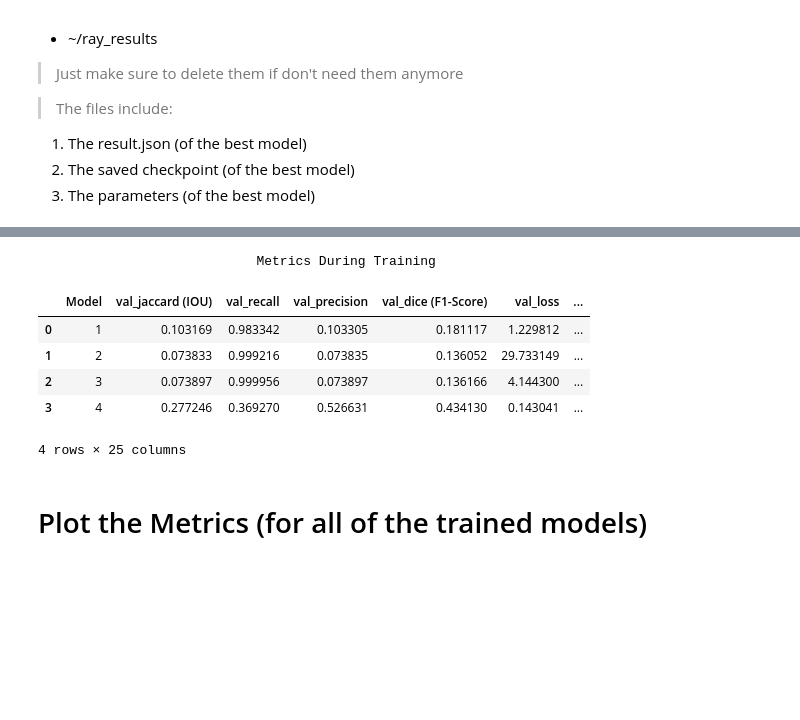
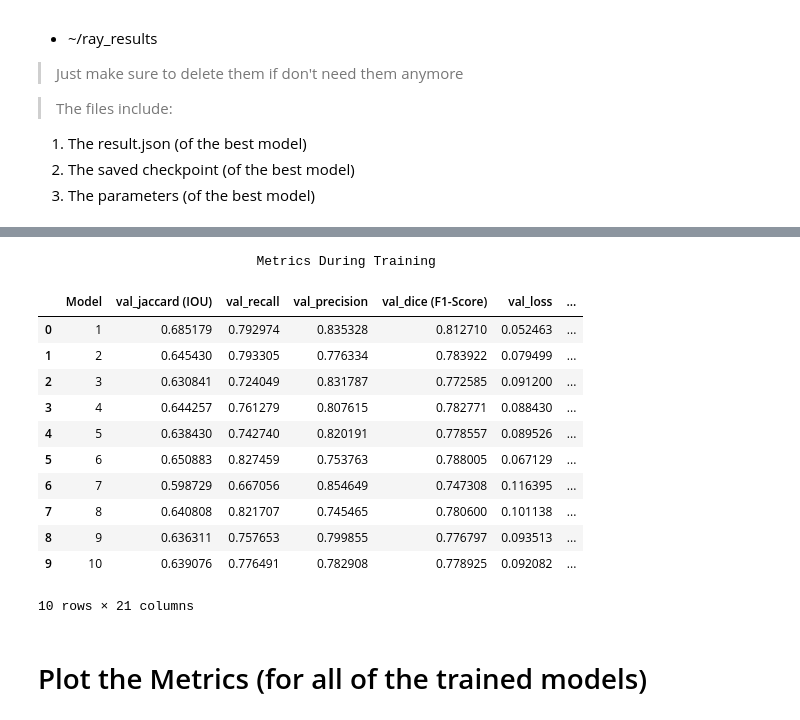
Before and after one commit to tekboart/crack-binary-semantic-segmentaion, a Jupyter notebook: hyperparam_fine_tuning.ipynb, the cells around one changed output, grey strips where cells are left out. Saved outputs shown, nothing was run; the diff lists cells and outputs as text; code cells hidden in the pictures; blank space fills up the shorter version.

Commit message:
Did a coarse-to-fine hyperparam search with 4-steps in Colab

```diff
--- a/hyperparam_fine_tuning.ipynb
+++ b/hyperparam_fine_tuning.ipynb
@@ -267,9 +313,7 @@ def model_creator(config):
     hyper_params = {
         # "device": str(device),
         "lr": 1e-3,
-        "lr_finetune": 1e-4,  # for transfer learning (phase 2) (= lr / 1000)
         "epochs": 10,  #XXX: Set the #epochs to at least 10 for the real run in Colab
-        "epochs_finetune": 10,  # for transfer learning (phase 2)
         "batch_size": 16,
         "num_workers": 2,
         # Use Height == Width to use 90-rotations/transpose in data aug
@@ -281,24 +325,23 @@ def model_creator(config):
         "pin_mem": True,
         "scheduler_step": 5,
         "scheduler_factor": 0.5,
-        "scheduler_factor_finetune": 0.5,  # for transfer learning (phase 2)
         "train_img_dir": os.path.join("data", "traincrop", "img"),
         "train_mask_dir": os.path.join("data", "traincrop", "mask"),
         "val_img_dir": os.path.join("data", "valcrop", "img"),
         "val_mask_dir": os.path.join("data", "valcrop", "mask"),
-        "test_img_dir": os.path.join("data", "testcrop", "img"),
-        "test_mask_dir": os.path.join("data", "testcrop", "mask"),
         "pretrained_model_encoder": "timm-mobilenetv3_large_100",
     }
 
     # Load a Pretrained Model
     # TODO: Load the preprocess_fn before, so no need to create it for each run
-    model_arch = config["pretrained_arch"]
+    # model_arch = config["pretrained_arch"]
+    model_arch = smp.UnetPlusPlus
 
     # create the model
     model = model_arch(
         # choose encoder
-        encoder_name=config["pretrained_encoder"],
+        # encoder_name=config["pretrained_encoder"],
+        encoder_name=hyper_params["pretrained_model_encoder"],
         # use `imagenet` pre-trained weights for encoder initialization
         encoder_weights="imagenet",
         # model input channels (1 for gray-scale images, 3 for RGB, etc.)
@@ -308,7 +351,8 @@ def model_creator(config):
     )
 
     preprocess_input = get_preprocessing_fn(
-        config["pretrained_encoder"], pretrained="imagenet"
+        # config["pretrained_encoder"], pretrained="imagenet"
+        hyper_params["pretrained_model_encoder"], pretrained="imagenet"
     )
 
     # Create Data Augmentation
@@ -321,8 +365,8 @@ def model_creator(config):
             A.Transpose(p=0.5),  # Use only when the img_height==img_width
             A.RandomBrightnessContrast(brightness_limit=0.2, contrast_limit=0.0, p=0.5),
             A.CenterCrop(
-                int(0.95 * hyper_params["image_height"]),
-                int(0.95 * hyper_params["image_width"]),
+                int(0.95 * config["image_size"]),
+                int(0.95 * config["image_size"]),
                 p=0.3,
             ),
             A.ColorJitter(
@@ -340,7 +384,7 @@ def model_creator(config):
                 p=0.8,
             ),
             A.Resize(
-                height=hyper_params["image_height"], width=hyper_params["image_width"]
+                height=config["image_size"], width=config["image_size"]
             ),
         ],
     )
@@ -359,7 +403,7 @@ def model_creator(config):
         transform=train_transform,
         preprocess_fn=preprocess_input,
         mask_suffix="",
-        subset=[0, 10],
+        # subset=[0, 10],
     )
     val_ds = SegmentaionDataset(
         image_dir=hyper_params["val_img_dir"],
@@ -367,12 +411,13 @@ def model_creator(config):
         transform=val_transform,
         preprocess_fn=preprocess_input,
         mask_suffix="",
-        subset=[0, 5],
+        # subset=[0, 5],
     )
     train_loader, val_loader = get_loaders(
         train_ds,
         val_ds,
-        batch_size=config["batch_size"],
+        # batch_size=config["batch_size"],
+        batch_size=hyper_params["batch_size"],
         num_workers=hyper_params["num_workers"],
         pin_memory=hyper_params["pin_mem"],
         worker_init_fn=seed_worker,
@@ -393,8 +438,8 @@ def model_creator(config):
     scheduler = ReduceLROnPlateau(
         optimizer,
         mode="min",
-        factor=config["scheduler_factor"],
-        # factor=hyper_params["scheduler_factor"],
+        # factor=config["scheduler_factor"],
+        factor=hyper_params["scheduler_factor"],
         patience=2,
         min_lr=1e-6,
         threshold=1e-3,
@@ -469,7 +514,8 @@ def hyperparam_tuner(
         # Use only GPU
         # tune.with_resources(model_creator, {"gpu": 1}),
         # Use both CPU & GPU --> the numbers define how many model to be trained in parallel
-        tune.with_resources(model_creator, {"gpu": 1, "cpu": 0}),  #FIXME: change the "gpu" and "cou" values for Colab Pro
+        # tune.with_resources(model_creator, {"gpu": 1, "cpu": 0}),  # for my PC
+        tune.with_resources(model_creator, {"gpu": 1, "cpu": 12}),  # for Colab Pro A100
         param_space=config,
         tune_config=tune.TuneConfig(
             num_samples=num_samples,
@@ -491,7 +537,7 @@ if __name__ == "__main__":
     # FIXME: chane num_samples=20 and max_num_epochs=10 for Colab Pro
     results = hyperparam_tuner(
         config=config,
-        num_samples=60,  #FIXME: Change this to 60
+        num_samples=10,  #FIXME: Change this to 60
         max_num_epochs=10,
         # tune_metric="val_dice (F1-Score)",
         # tune_metric_mode="max",
@@ -573,19 +710,25 @@ Best trial final val_precision: 0.5266313552856445
 # %%
 # print the results as a DataFrame
 df_results = results.get_dataframe()
 df_results.insert(loc=0, column="Model", value=range(1, len(df_results.index) + 1))
-df_results.to_csv(f"outputs//{train_timestamp}@history_training_train_val.csv", index=False)
+df_results.to_csv(f"outputs{os.sep}hyperparams{os.sep}{train_timestamp}@ray_tuner_hyperparams.csv", index=False)
 print(" Metrics During Training ".center(79, " "))
 display(df_results)
 # del df_results
 # %% [output]
                             Metrics During Training
 |  | Model | val_jaccard (IOU) | val_recall | val_precision | val_dice (F1-Score) | val_loss | ... |
-| 0 | 1 | 0.103169 | 0.983342 | 0.103305 | 0.181117 | 1.229812 | ... |
-| 1 | 2 | 0.073833 | 0.999216 | 0.073835 | 0.136052 | 29.733149 | ... |
-| 2 | 3 | 0.073897 | 0.999956 | 0.073897 | 0.136166 | 4.144300 | ... |
-| 3 | 4 | 0.277246 | 0.369270 | 0.526631 | 0.434130 | 0.143041 | ... |
+| 0 | 1 | 0.685179 | 0.792974 | 0.835328 | 0.812710 | 0.052463 | ... |
+| 1 | 2 | 0.645430 | 0.793305 | 0.776334 | 0.783922 | 0.079499 | ... |
+| 2 | 3 | 0.630841 | 0.724049 | 0.831787 | 0.772585 | 0.091200 | ... |
+| 3 | 4 | 0.644257 | 0.761279 | 0.807615 | 0.782771 | 0.088430 | ... |
+| 4 | 5 | 0.638430 | 0.742740 | 0.820191 | 0.778557 | 0.089526 | ... |
+| 5 | 6 | 0.650883 | 0.827459 | 0.753763 | 0.788005 | 0.067129 | ... |
+| 6 | 7 | 0.598729 | 0.667056 | 0.854649 | 0.747308 | 0.116395 | ... |
+| 7 | 8 | 0.640808 | 0.821707 | 0.745465 | 0.780600 | 0.101138 | ... |
+| 8 | 9 | 0.636311 | 0.757653 | 0.799855 | 0.776797 | 0.093513 | ... |
+| 9 | 10 | 0.639076 | 0.776491 | 0.782908 | 0.778925 | 0.092082 | ... |
-4 rows × 25 columns
+10 rows × 21 columns
 # %% [markdown]
 # Plot the Metrics (for all of the trained models)
 # %%
```
Also changed, not shown: parts of 9 cells of this notebook.
